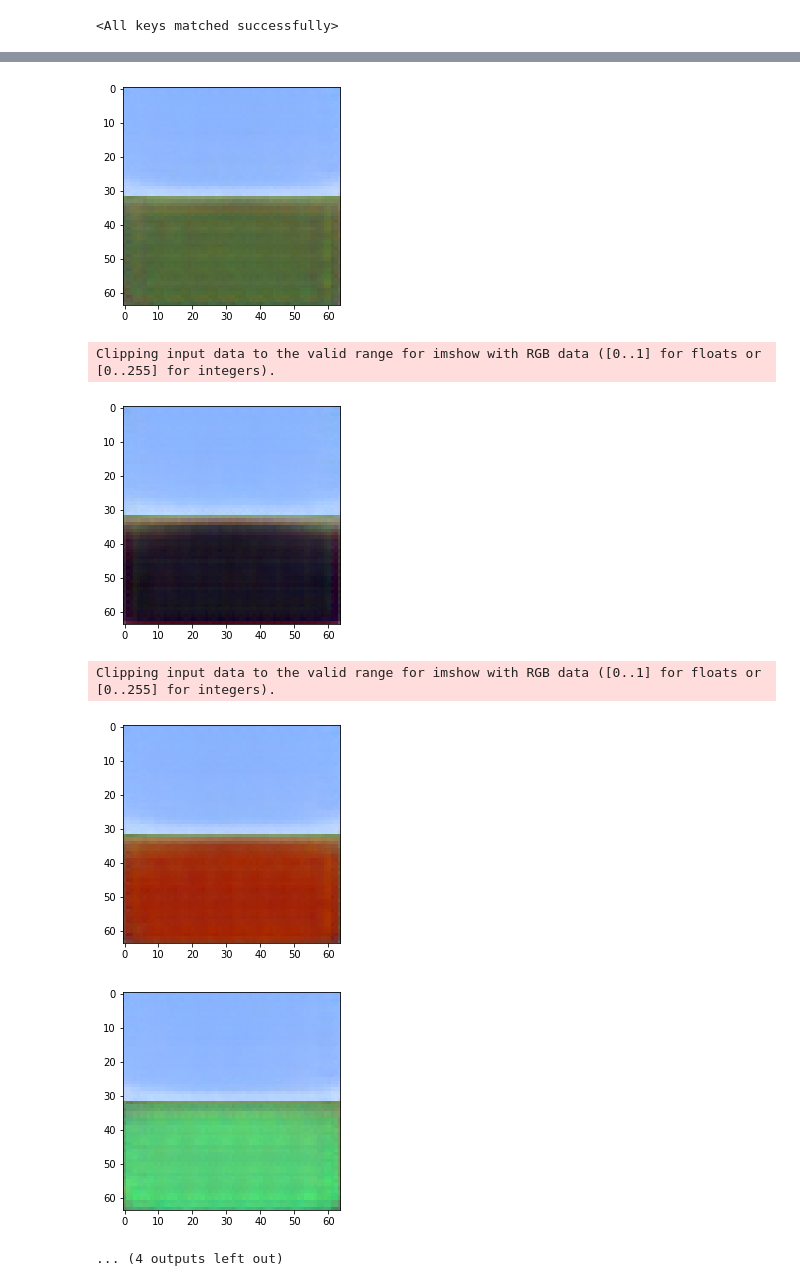
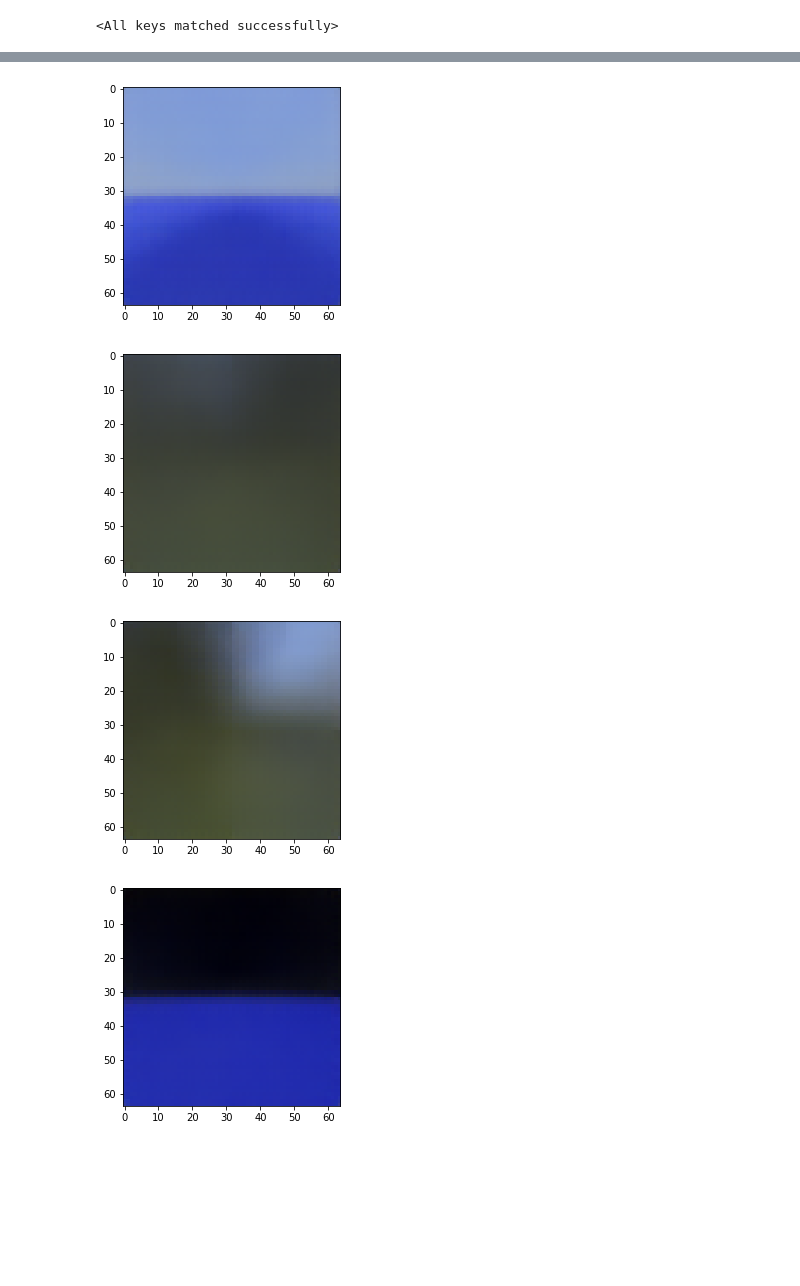
Before and after one commit to juanjo3ns/mineRL, a Jupyter notebook: src/jupyter/VQVAE_Centroids.ipynb, the cells around one changed output, grey strips where cells are left out. Saved outputs shown, nothing was run; the diff lists cells and outputs as text; code cells hidden in the pictures; blank space fills up the shorter version.

```diff
--- a/src/jupyter/VQVAE_Centroids.ipynb
+++ b/src/jupyter/VQVAE_Centroids.ipynb
@@ -128,7 +128,7 @@ conf = {
   'num_residual_hiddens': 32,
   'num_residual_layers': 2,
   'embedding_dim': 256,
-  'num_embeddings': 13,
+  'num_embeddings': 10,
   'commitment_cost': 0.25,
   'decay': 0.99
 }
@@ -174,6 +174,7 @@ path = '../results/vqvae_2.0/mineRL/kbsmulhw/checkpoints/epoch=49-step=4499.ckpt
 path = '../results/vqvae_3.1/mineRL/8ykl37mx/checkpoints/epoch=59-step=5399.ckpt'
 path = '../results/vqvae_3.0/mineRL/2vm6qyu3/checkpoints/epoch=59-step=5399.ckpt'
 path = '../results/vqvae_sweep_0/mineRL/8bbcrmgb/checkpoints/epoch=34-step=3149.ckpt'
+path = '../results/vqvae_exp_1/mineRL/mlq3n3be/checkpoints/epoch=39-step=11679.ckpt'
 checkpoint = torch.load(path)
 # %%
 vqvae.load_state_dict(checkpoint['state_dict'])
@@ -199,5 +195,5 @@ tensor([[ 9.2234e-10,  1.8139e-06,  1.5527e-07,  ...,  5.1806e-16,
 # %%
-for i in range(13):
+for i in range(10):
     out = vqvae.get_centroids(i)
     img = out.squeeze().permute(1,2,0).detach().cpu().numpy()
     img = img + 0.5
@@ -215,7 +211,4 @@ for i in range(13):
-[figure, old version]
+[figure, new version]
-Clipping input data to the valid range for imshow with RGB data ([0..1] for floats or [0..255] for integers).
-[figure, old version]
+[figure, new version]
-Clipping input data to the valid range for imshow with RGB data ([0..1] for floats or [0..255] for integers).
-[figure, old version]
+[figure, new version]
-[figure, old version]
+[figure, new version]
-... (4 outputs left out)
```
Also changed, not shown: parts of 3 cells of this notebook, 10 other files.
